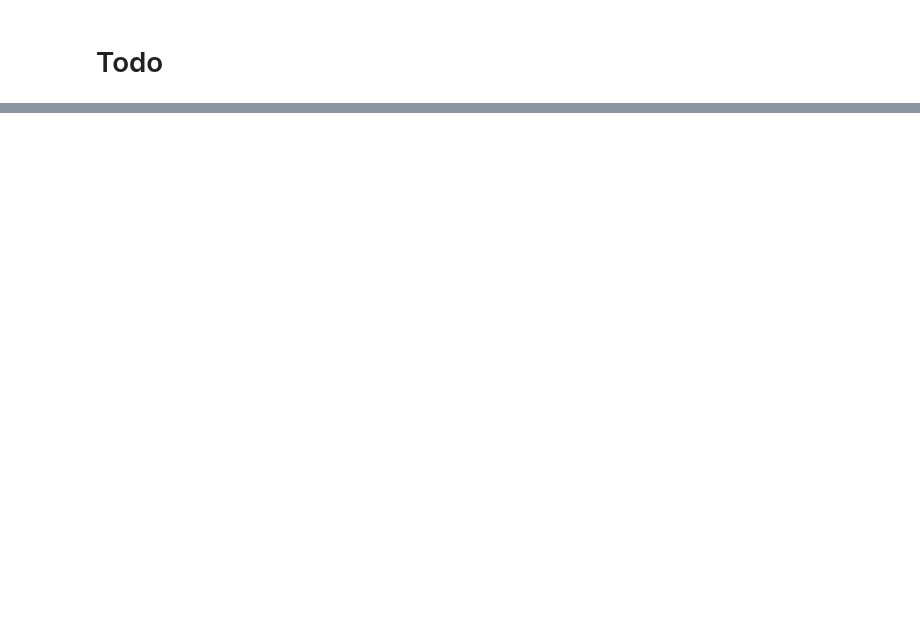
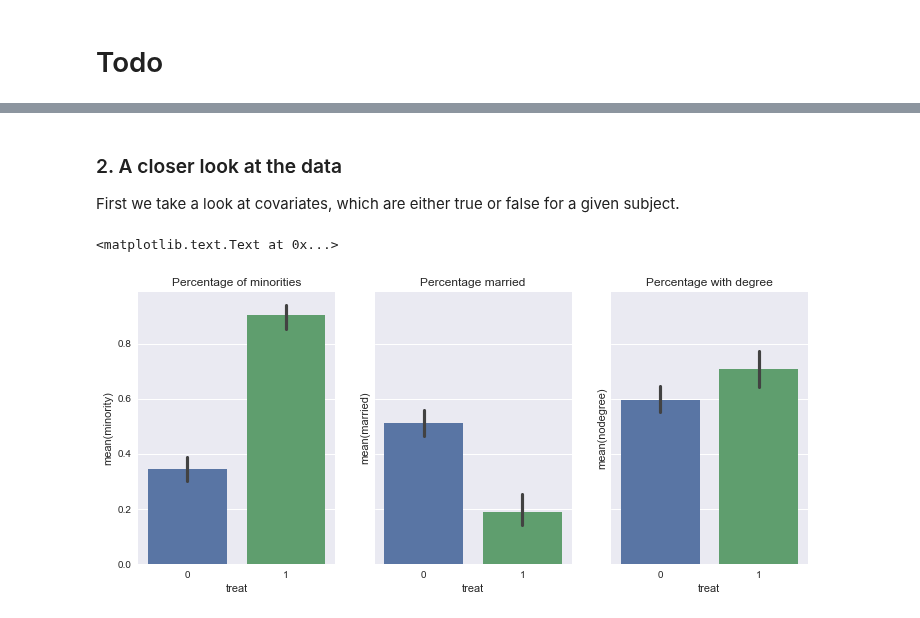
Before and after one commit to roman-bachmann/prayingmantissa, a Jupyter notebook: homework04/notebook.ipynb, the cells around one changed output, grey strips where cells are left out. Cells and saved outputs as stored; diff of their text form; code cells hidden in the pictures; blank space fills up the shorter version.

```diff
--- a/homework04/notebook.ipynb
+++ b/homework04/notebook.ipynb
@@ -164,0 +70,13 @@ axs[2].legend()
+# %% [markdown]
+### 2. A closer look at the data
+
+First we take a look at covariates, which are either true or false for a given subject.
+# %%
+fig, axs = plt.subplots(1, 3, figsize=(12, 5),sharey = True)
+
+sns.barplot(x = 'treat',y ='minority', data = lalonde,ax = axs[0]).set_title('Percentage of minorities')
+sns.barplot(x = 'treat',y ='married', data = lalonde,ax = axs[1]).set_title('Percentage married')
+sns.barplot(x = 'treat',y ='nodegree', data = lalonde,ax = axs[2]).set_title('Percentage with degree')
+# %% [output]
+<matplotlib.text.Text at 0x...>
+[figure, added]
```
Also changed, not shown: parts of 44 cells of this notebook.
